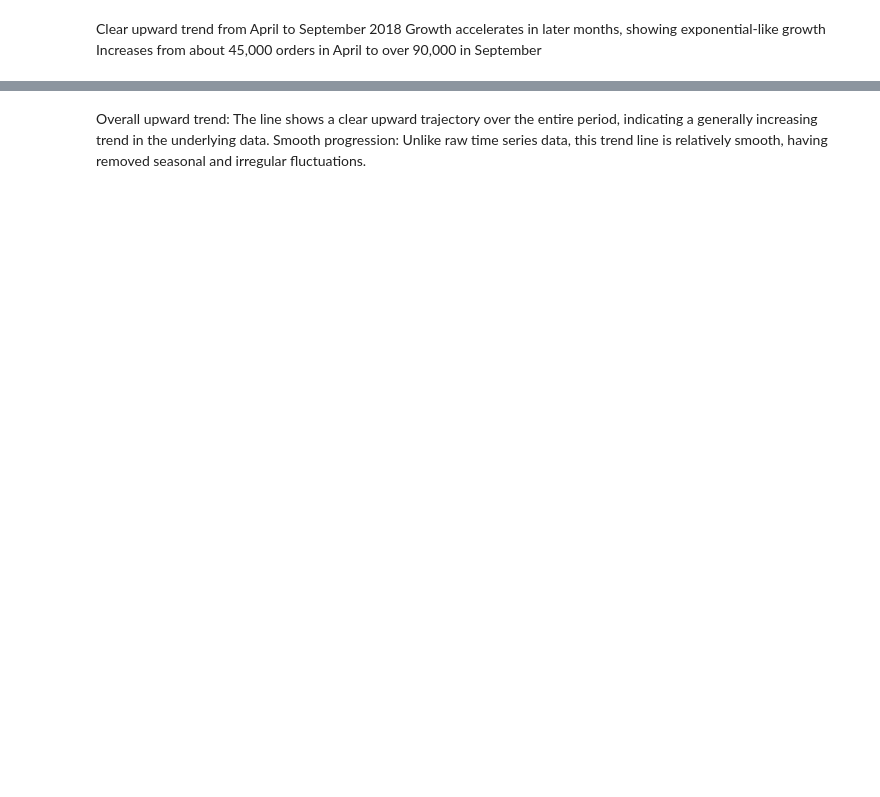
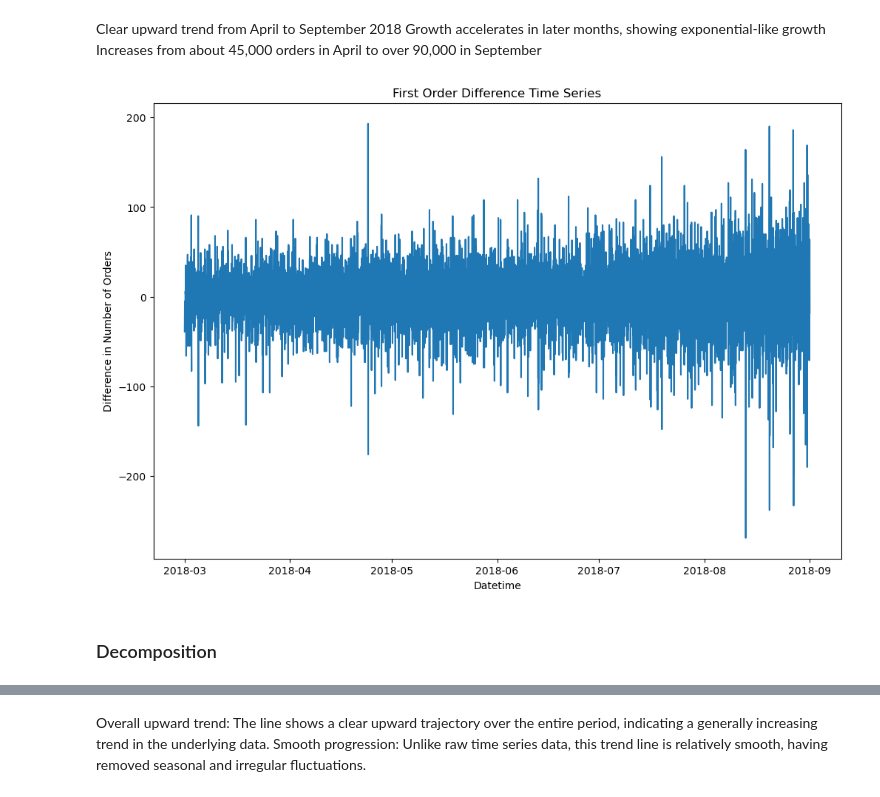
Before and after one commit to Phiziics/Demand-Forecasting-for-Sweet-Lift-Taxi-A-Comparative-Analysis-of-Prediction-Models, a Jupyter notebook: Project 13- Time Series.ipynb, the cells around one changed output, grey strips where cells are left out. Drawn from its saved outputs; the diff is of its cells as text; code cells hidden in the pictures; blank space fills up the shorter version.

```diff
--- a/Project 13- Time Series.ipynb
+++ b/Project 13- Time Series.ipynb
@@ -179,0 +186,13 @@ end_date = '2018-08-07'
+# %%
+num_orders_diff = taxi['num_orders'].diff()
+
+plt.figure(figsize=(12,8))
+plt.plot(taxi.index, num_orders_diff)
+plt.title('First Order Difference Time Series')
+plt.xlabel('Datetime')
+plt.ylabel('Difference in Number of Orders')
+plt.show()
+# %% [output]
+[figure, added]
+# %% [markdown]
+### Decomposition
```
Also changed, not shown: parts of 51 cells of this notebook.
